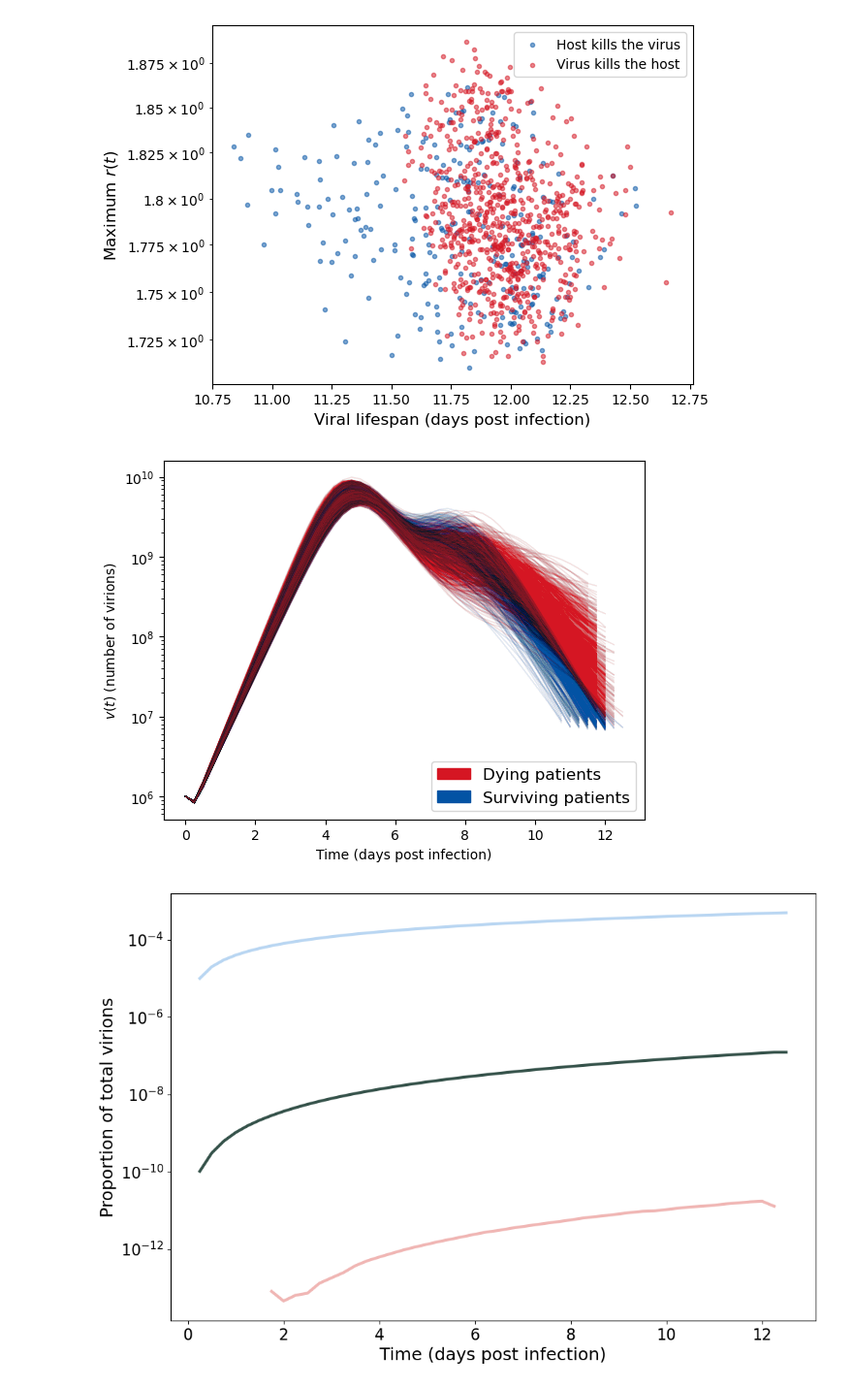
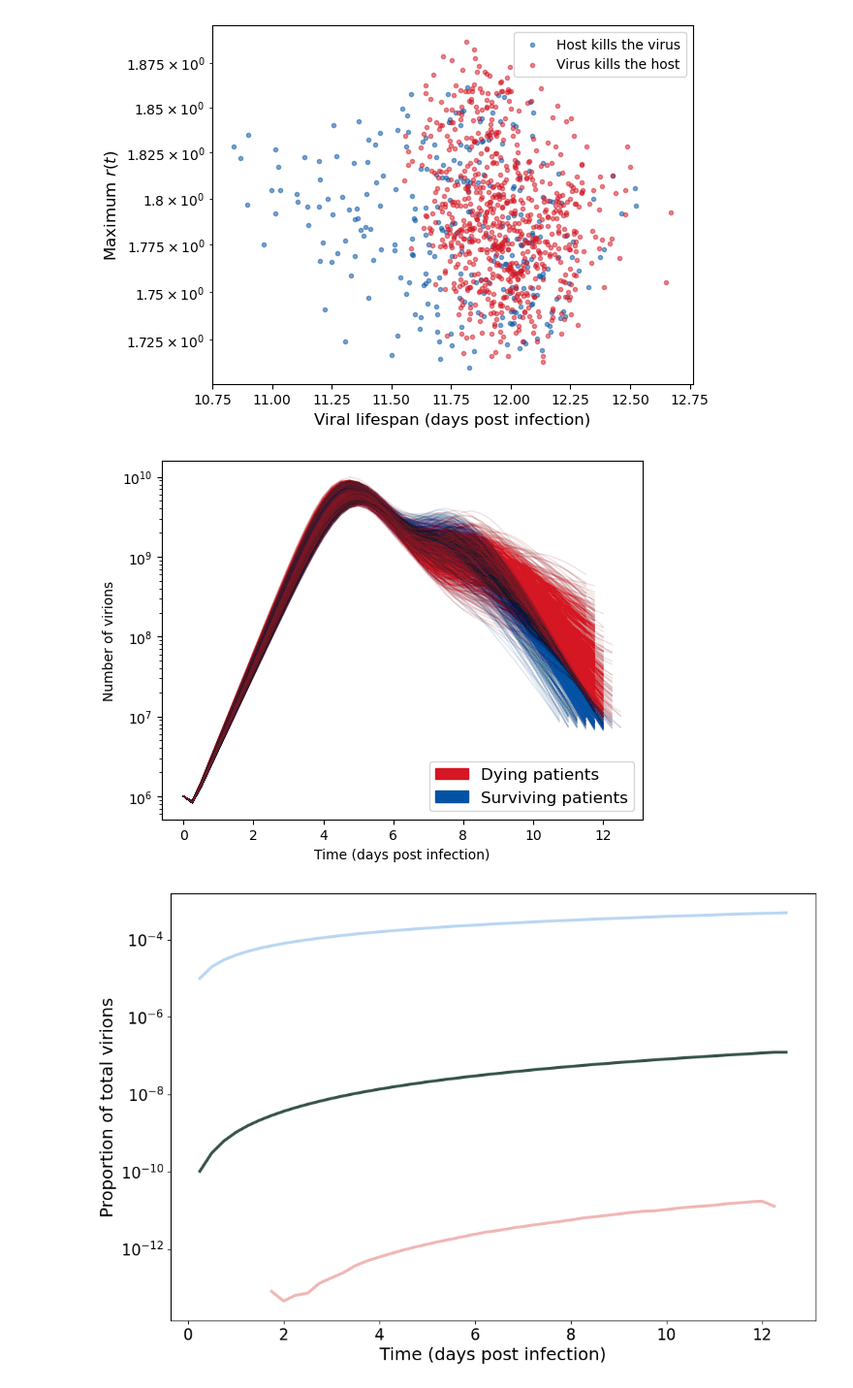
Before and after one commit to joshlooks/avianflu, a Jupyter notebook: bpm_final.ipynb, the cells around one changed output. Shown at 97% size. Drawn from its saved outputs; the diff is of its cells as text; code cells hidden in the pictures.

```diff
--- a/bpm_final.ipynb
+++ b/bpm_final.ipynb
@@ -62,9 +62,9 @@ np.savetxt('Results/Deaths_dj.csv',Deaths,delimiter=',')
 # %%
 # Alternatively load corresponding csv files in
 g = 0.5 / 2
-Lifespans = np.genfromtxt('Results/Lifespans_final.csv',delimiter=',')
-r_vals = np.genfromtxt('Results/r_vals_final.csv',delimiter=',')
-Deaths = np.genfromtxt('Results/Deaths_final.csv',delimiter=',')
+Lifespans = np.genfromtxt('Results/Lifespans_dj.csv',delimiter=',')
+r_vals = np.genfromtxt('Results/r_vals_dj.csv',delimiter=',')
+Deaths = np.genfromtxt('Results/Deaths_dj.csv',delimiter=',')
 # %%
 #Set parameters
 p = 10**-5
@@ -228,25 +228,25 @@ plt.show()
 # %%
 import matplotlib.patches as mpatches
 x = np.linspace(0, 13, 53)
 for j in range(1000):
     for k in range(0,10):
         Vcurve = n_i_lists[k + numberpeople1000s * j][0]
         if Deaths[j]:
             plt.semilogy(x[0:len(Vcurve)], Vcurve, '#D51623', linewidth=1, alpha = 0.01)
         else:
             plt.semilogy(x[0:len(Vcurve)], Vcurve, '#0353A4', linewidth=1, alpha = 0.01)
 
 
 red_patch = mpatches.Patch(color='#D51623', label='Dying patients')
 blue_patch = mpatches.Patch(color='#0353A4', label='Surviving patients')
 
 plt.legend(handles=[red_patch, blue_patch],fontsize=12)
-plt.ylabel(r'$v(t)$ (number of virions)')
+plt.ylabel('Number of virions')
 plt.xlabel('Time (days post infection)')
 plt.savefig('Plots/v_bpm_surv_dead_dj.pdf', dpi=2400,bbox_inches='tight')
 plt.show()
 # %% [output]
-[figure, old version]
+[figure, new version]
 # %%
 #We calculate the totals of each type of virion
 n_totals = np.zeros((6,53))
```
Also changed, not shown: parts of 1 cell of this notebook, 42 other files.
